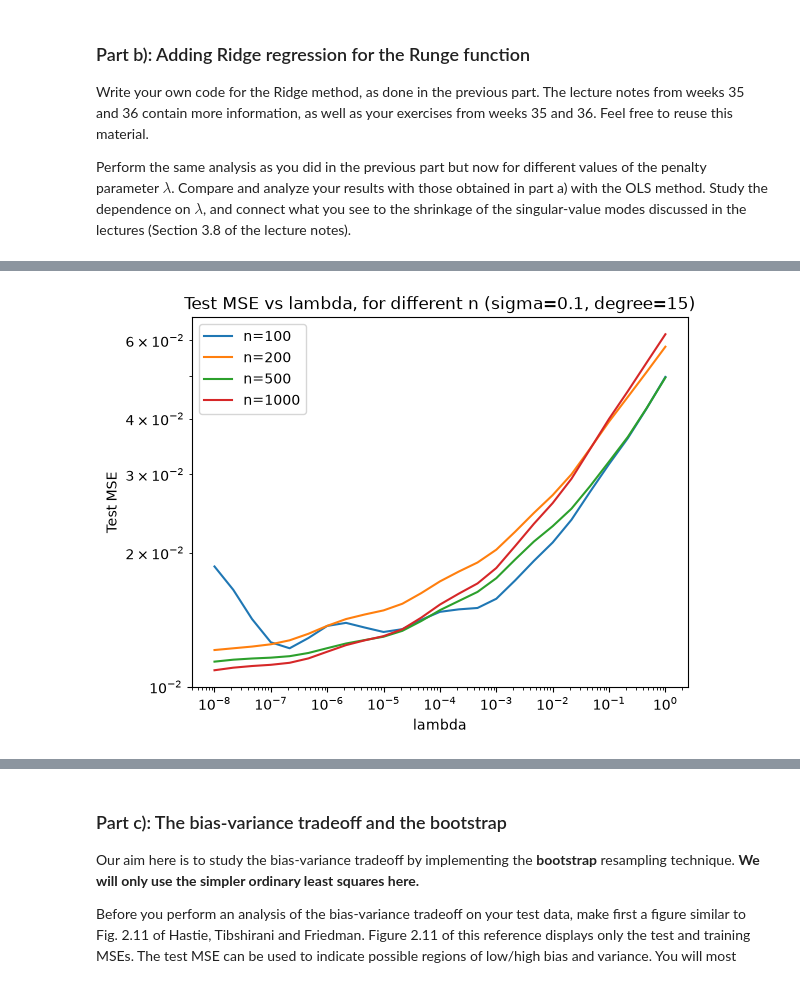
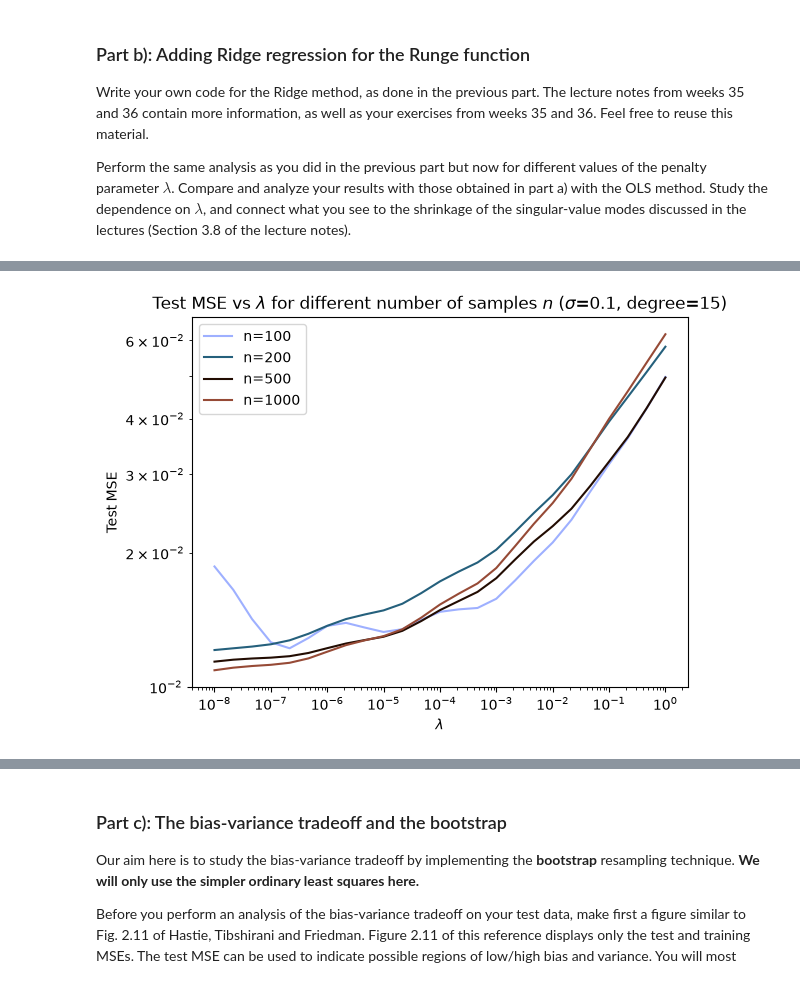
Before and after one commit to GiacomoSaporetti/FYS-STK4155-Project1, a Jupyter notebook: Project1.ipynb, the cells around one changed output, grey strips where cells are left out. Drawn from its saved outputs; the diff is of its cells as text; code cells hidden in the pictures.

```diff
--- a/Project1.ipynb
+++ b/Project1.ipynb
@@ -476,101 +502,45 @@ Best lambda to minimize Test MSE (degree 15): lambda=5.43e-04. MSE=2.56e-02
 # %%
 # Noise and number of points analysys
 
 # Dependence on the number of points n (sigma fixed at 0.1)
 
 # Test multiple time with multiple seeds to get rid of variance
 def mean_test_mse_ridge(n_, sigma, lambdas, n_reps=20):
     out = np.zeros((n_reps, len(lambdas)))
     for r in range(n_reps):
         x_n = get_x_space(n_, seed=1000+r)
         y_n = get_y(x_n, sigma, seed=2000+r)
         for j, l in enumerate(lambdas):
             out[r, j] = Nth_degree_solver(15, x_n, y_n, l).solve()[1]
     return out.mean(axis=0)
 
 
 lambdas = np.logspace(-8, 0, 25)
 plt.figure()
-for n_ in (100, 200, 500, 1000):
-    plt.plot(lambdas, mean_test_mse_ridge(n_, 0.1, lambdas), label=f"n={n_}")
+n_to_test = [100, 200, 500, 1000]
+colors = plt.cm.berlin(np.linspace(0, 0.8, len(n_to_test)))
+for i, n in enumerate(n_to_test):
+    plt.plot(lambdas, mean_test_mse_ridge(n, 0.1, lambdas), label=f"n={n}", color=colors[i])
 plt.xscale("log")
-plt.xlabel("lambda"); plt.ylabel("Test MSE"); plt.yscale("log")
-plt.title("Test MSE vs lambda, for different n (sigma=0.1, degree=15)")
-plt.legend(); plt.show()
+plt.xlabel(r"$\lambda$")
+plt.ylabel("Test MSE")
+plt.yscale("log")
+plt.legend()
+plt.title(rf"Test MSE vs $\lambda$ for different number of samples $n$ ($\sigma$=0.1, degree=15)")
+plt.show()
 
 # Dependence on the noise level sigma (n fixed at 100)
 plt.figure()
-for sigma_ in (0.01, 0.1, 0.3, 0.5):
-    plt.plot(lambdas, mean_test_mse_ridge(100, sigma_, lambdas), label=f"sigma={sigma_}")
-plt.xlabel("lambda"); plt.ylabel("Test MSE"); plt.yscale("log")
-plt.xscale("log")
-plt.title("Test MSE vs lambda, for different sigma (n=100, degree=15)")
-plt.legend(); plt.show()
-
-
-
-# Dependence on the number of points n
-# sigma fixed, lambda fixed and degree fixed
-
-plt.figure()
-mse = []
-n_to_test = np.logspace(2,3,10).astype(int)
-for n_ in n_to_test:
-    mse_reps = []
-    for r in range(20):
-        x_n = get_x_space(n_, seed=1000 + r)
-        y_n = get_y(x_n, 0.1, seed=2000 + r)
-        poly = Nth_degree_solver( 15, x_n, y_n, lam=best_lambda_for_test_mse )
-        mse_reps.append(poly.solve()[1])
-    mse.append(np.mean(mse_reps))
-plt.plot(n_to_test, mse)
-plt.xlabel("n")
-plt.ylabel("Test MSE")
-plt.xscale("log")
-plt.yscale("log")
-plt.title( f"Test MSE vs number of points " f"($\\sigma=0.1$, degree=15, " f"$\\lambda={best_lambda_for_test_mse:.2e}$)" )
-plt.show()
-
-
-# Dependence on the noise level sigma
-# n fixed at 100 and lambda fixed
-
-lambda_ridge = 0.1
-
-plt.figure()
-
-for sigma_ in (0.01, 0.1, 0.3, 0.5):
-    mse = []
-
-    for degree in degrees_to_test:
-        mse_reps = []
-
-        for r in range(20):
-            x_n = get_x_space(100, seed=1000 + r)
-            y_n = get_y(x_n, sigma_, seed=2000 + r)
-
-            solver = Nth_degree_solver(
-                degree, x_n, y_n, lam=lambda_ridge
-            )
-
-            mse_reps.append(solver.solve()[1])
-
-        mse.append(np.mean(mse_reps))
-
-    plt.plot(
-        degrees_to_test,
-        mse,
-        label=f"$\\sigma={sigma_}$"
-    )
-
-plt.xlabel("degree")
+sigmas = [0.01, 0.1, 0.3, 0.5]
+colors = plt.cm.berlin(np.linspace(0, 0.8, len(sigmas)))
+for i, sigma in enumerate(sigmas):
+    plt.plot(lambdas, mean_test_mse_ridge(100, sigma, lambdas), label=rf"$\sigma$={sigma}", color=colors[i])
+plt.xlabel(r"$\lambda$")
 plt.ylabel("Test MSE")
 plt.yscale("log")
-plt.title(
-    f"Test MSE vs degree for different $\\sigma$ "
-    f"(n=100, $\\lambda={lambda_ridge}$)"
-)
+plt.xscale("log")
 plt.legend()
+plt.title(rf"Test MSE vs $\lambda$ for different values of noise $\sigma$ ($n$=100, degree=15)")
 plt.show()
 # %% [output]
-[figure, old version]
+[figure, new version]
```
Also changed, not shown: parts of 15 cells of this notebook, 2 other files.
